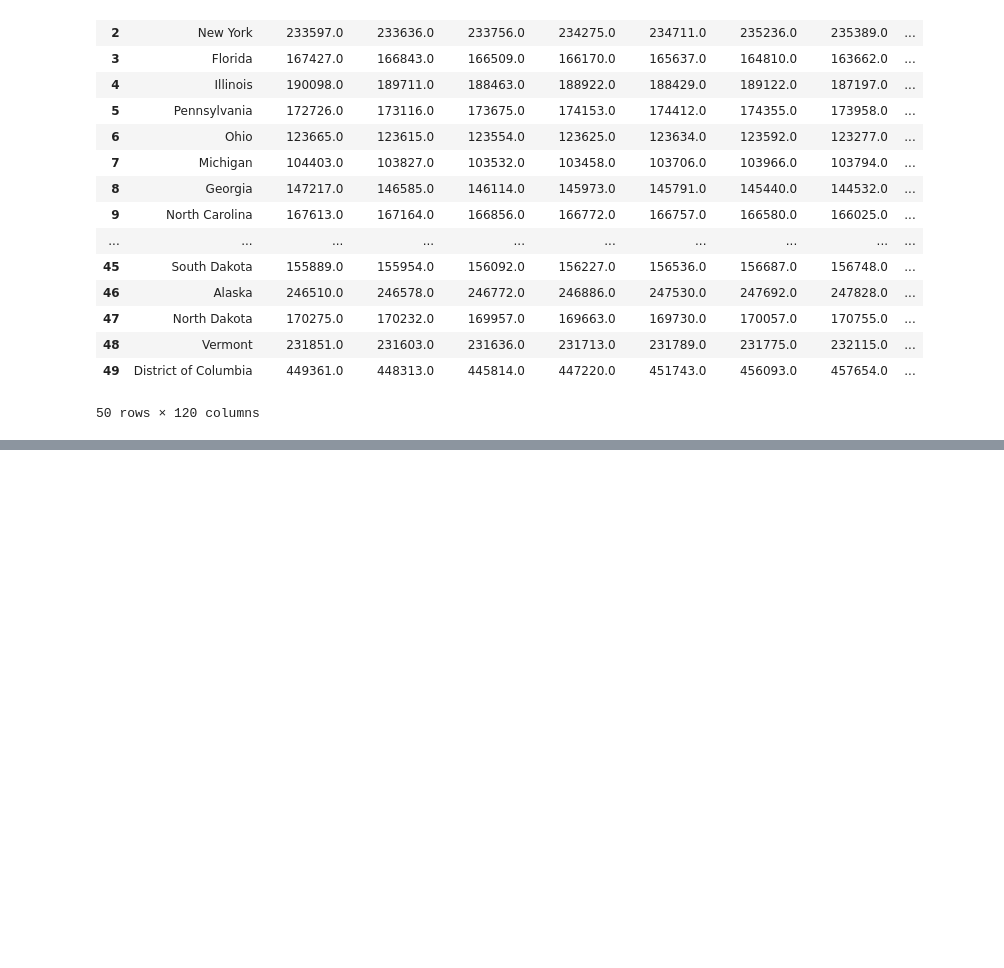
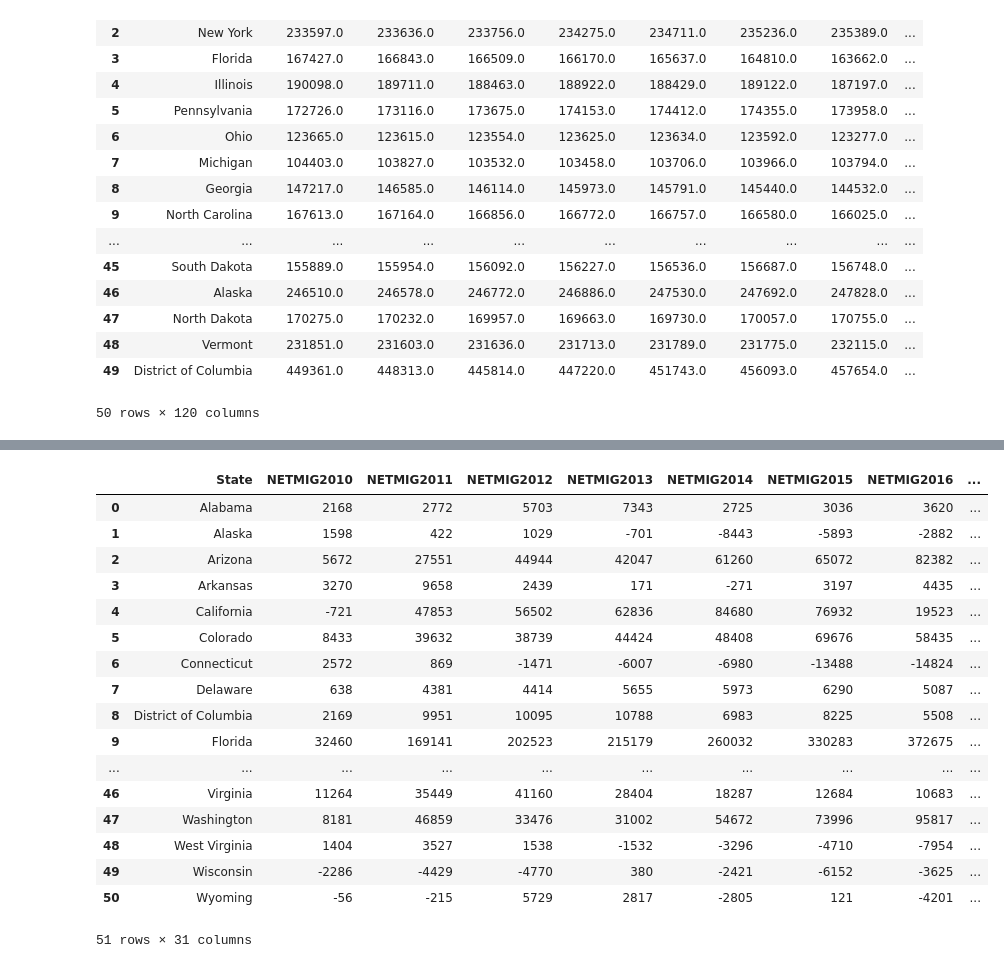
Before and after one commit to akbandi/Project-1, a Jupyter notebook: data_cleaning.ipynb, the cells around one changed output, grey strips where cells are left out. Cells and saved outputs as stored; diff of their text form; code cells hidden in the pictures; blank space fills up the shorter version.

```diff
--- a/data_cleaning.ipynb
+++ b/data_cleaning.ipynb
@@ -323,3 +386,13 @@ clean_data_house_value.head(50)
 | 48 | Vermont | 231851.0 | 231603.0 | 231636.0 | 231713.0 | 231789.0 | 231775.0 | 232115.0 | ... |
 | 49 | District of Columbia | 449361.0 | 448313.0 | 445814.0 | 447220.0 | 451743.0 | 456093.0 | 457654.0 | ... |
 50 rows × 120 columns
+# %%
+annual_average_house = clean_data_house_value['RegionName'].tolist()
+# %%
+annual_average_house_df = pd.DataFrame({ 'State': annual_average_house })
+# %%
+ys = 0
+for year in range(10,19):
+    annual_average_house_df[f'20{year} average'] = clean_data_house_value.iloc[:,[1 + ys,2 + ys,3 + ys,4 + ys,5 + ys,6 + ys,7 + ys,8 + ys,9 + ys,10 + ys,11 + ys,12 + ys]].mean(axis=1)
+    ys +=12
+annual_average_house_df[f'2019 average'] = clean_data_house_value.iloc[:,[1 + ys,2 + ys,3 + ys,4 + ys,5 + ys,6 + ys,7 + ys,8 + ys,9 + ys,10 + ys,11 + ys]].mean(axis=1)
@@ -325,0 +462,22 @@ clean_data_house_value.head(50)
+# %%
+merged_data = pd.merge(merged_data_frame, annual_average_house_df, how='left', on=['State','State'] )
+merged_data
+# %% [output]
+|  | State | NETMIG2010 | NETMIG2011 | NETMIG2012 | NETMIG2013 | NETMIG2014 | NETMIG2015 | NETMIG2016 | ... |
+| 0 | Alabama | 2168 | 2772 | 5703 | 7343 | 2725 | 3036 | 3620 | ... |
+| 1 | Alaska | 1598 | 422 | 1029 | -701 | -8443 | -5893 | -2882 | ... |
+| 2 | Arizona | 5672 | 27551 | 44944 | 42047 | 61260 | 65072 | 82382 | ... |
+| 3 | Arkansas | 3270 | 9658 | 2439 | 171 | -271 | 3197 | 4435 | ... |
+| 4 | California | -721 | 47853 | 56502 | 62836 | 84680 | 76932 | 19523 | ... |
+| 5 | Colorado | 8433 | 39632 | 38739 | 44424 | 48408 | 69676 | 58435 | ... |
+| 6 | Connecticut | 2572 | 869 | -1471 | -6007 | -6980 | -13488 | -14824 | ... |
+| 7 | Delaware | 638 | 4381 | 4414 | 5655 | 5973 | 6290 | 5087 | ... |
+| 8 | District of Columbia | 2169 | 9951 | 10095 | 10788 | 6983 | 8225 | 5508 | ... |
+| 9 | Florida | 32460 | 169141 | 202523 | 215179 | 260032 | 330283 | 372675 | ... |
+| ... | ... | ... | ... | ... | ... | ... | ... | ... | ... |
+| 46 | Virginia | 11264 | 35449 | 41160 | 28404 | 18287 | 12684 | 10683 | ... |
+| 47 | Washington | 8181 | 46859 | 33476 | 31002 | 54672 | 73996 | 95817 | ... |
+| 48 | West Virginia | 1404 | 3527 | 1538 | -1532 | -3296 | -4710 | -7954 | ... |
+| 49 | Wisconsin | -2286 | -4429 | -4770 | 380 | -2421 | -6152 | -3625 | ... |
+| 50 | Wyoming | -56 | -215 | 5729 | 2817 | -2805 | 121 | -4201 | ... |
+51 rows × 31 columns
```
Also changed, not shown: parts of 8 cells of this notebook, 1 other file.
